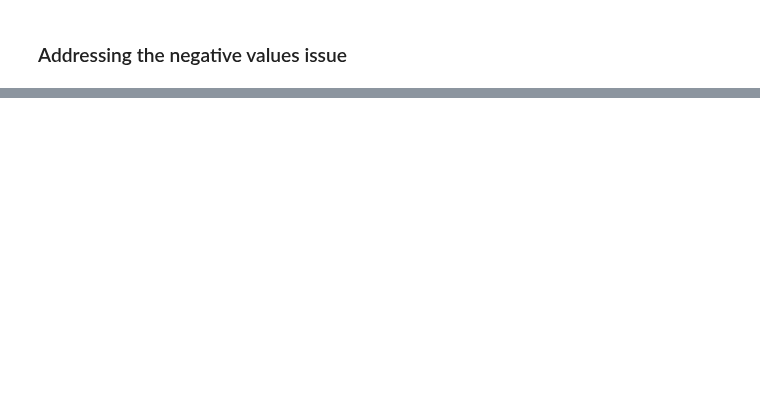
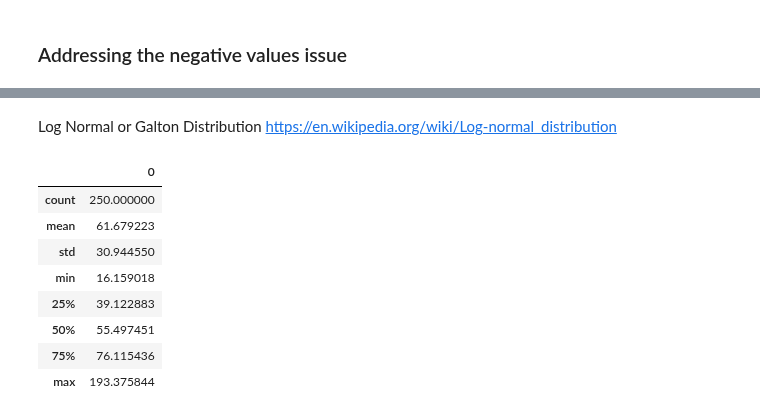
Before and after one commit to Aqua5lad/PDA-Dec-Project, a Jupyter notebook: PDA Project Dec 2018.ipynb, the cells around one changed output, grey strips where cells are left out. Cells and saved outputs as stored; diff of their text form; code cells hidden in the pictures; blank space fills up the shorter version.

```diff
--- a/PDA Project Dec 2018.ipynb
+++ b/PDA Project Dec 2018.ipynb
@@ -495,0 +473,17 @@ cols
+# %% [markdown]
+Log Normal or Galton Distribution https://en.wikipedia.org/wiki/Log-normal_distribution
+# %%
+lrain = np.random.lognormal(mean=4, sigma=.5, size=250)
+# convert the data array to a dataframe:
+lrain = pd.DataFrame(np.array(lrain))
+lrain.describe()
+# %% [output]
+|  | 0 |
+| count | 250.000000 |
+| mean | 61.679223 |
+| std | 30.944550 |
+| min | 16.159018 |
+| 25% | 39.122883 |
+| 50% | 55.497451 |
+| 75% | 76.115436 |
+| max | 193.375844 |
```
Also changed, not shown: parts of 16 cells of this notebook.
